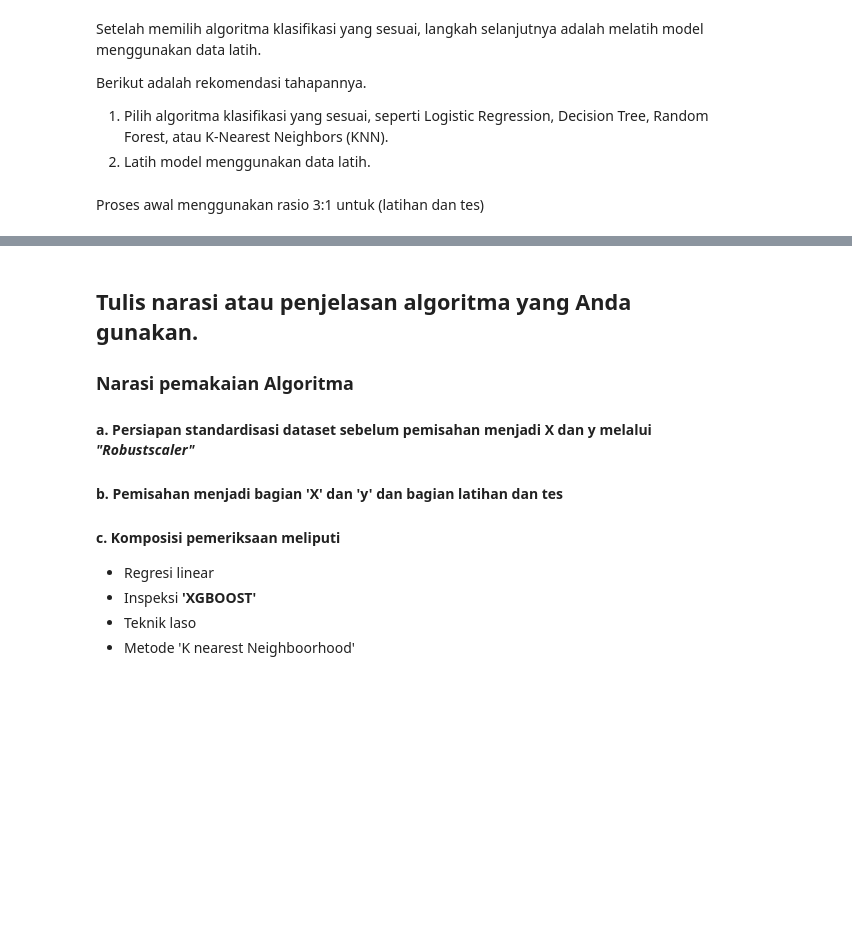
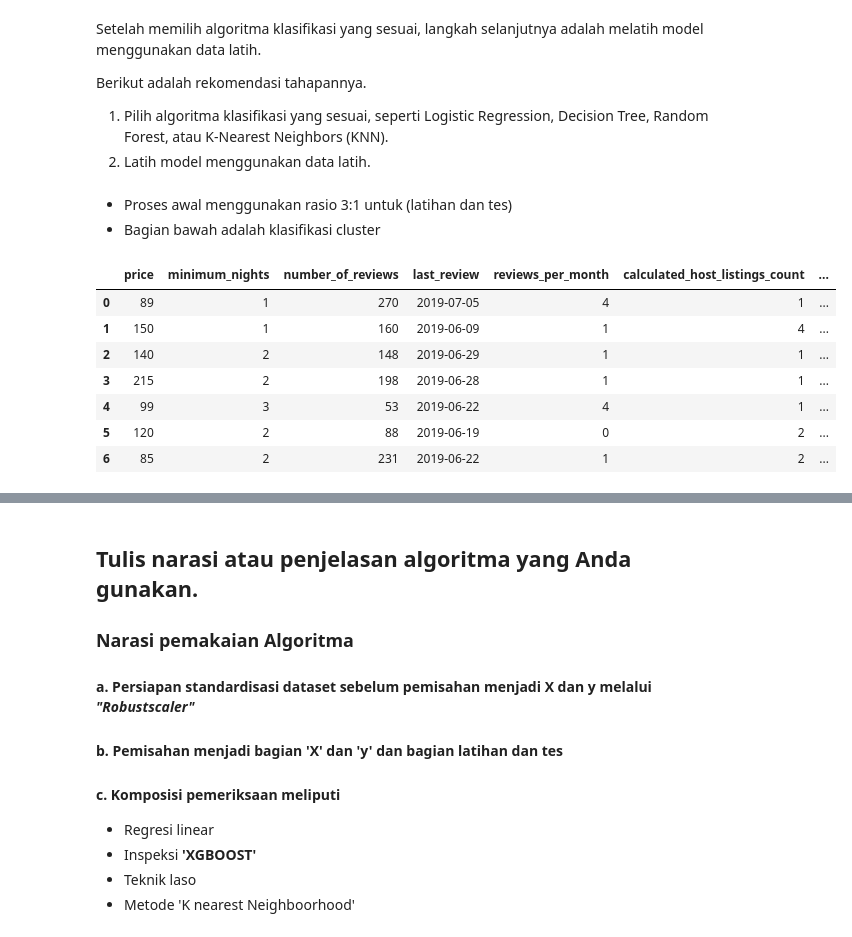
Before and after one commit to DGkurnia/cnkproject, a Jupyter notebook: BMLP_Derfansyah_Guswiranata_Kurnia_clasif.ipynb, the cells around one changed output, grey strips where cells are left out. Saved outputs shown, nothing was run; the diff lists cells and outputs as text; code cells hidden in the pictures; blank space fills up the shorter version.

```diff
--- a/BMLP_Derfansyah_Guswiranata_Kurnia_clasif.ipynb
+++ b/BMLP_Derfansyah_Guswiranata_Kurnia_clasif.ipynb
@@ -240,4 +234,18 @@ X = clasdfsca.drop('price', axis=1).copy() #semua kolom kecuali harga
 #Persiapan latihan
 X_train, X_test, y_train, y_test = train_test_split(X, y, test_size=0.25, random_state=25)
 # %% [markdown]
-Proses awal menggunakan rasio 3:1 untuk (latihan dan tes)
+- Proses awal menggunakan rasio 3:1 untuk (latihan dan tes)
+- Bagian bawah adalah klasifikasi cluster
+# %%
+#Pembagian dengan klasifikasi bedasarkan kluster
+clinvst = clabnbii.iloc[:, 9:].copy() #kolom investigasi kluster
+clinvst.head(7)
+# %% [output]
+|  | price | minimum_nights | number_of_reviews | last_review | reviews_per_month | calculated_host_listings_count | ... |
+| 0 | 89 | 1 | 270 | 2019-07-05 | 4 | 1 | ... |
+| 1 | 150 | 1 | 160 | 2019-06-09 | 1 | 4 | ... |
+| 2 | 140 | 2 | 148 | 2019-06-29 | 1 | 1 | ... |
+| 3 | 215 | 2 | 198 | 2019-06-28 | 1 | 1 | ... |
+| 4 | 99 | 3 | 53 | 2019-06-22 | 4 | 1 | ... |
+| 5 | 120 | 2 | 88 | 2019-06-19 | 0 | 2 | ... |
+| 6 | 85 | 2 | 231 | 2019-06-22 | 1 | 2 | ... |
```
Also changed, not shown: parts of 16 cells of this notebook.
